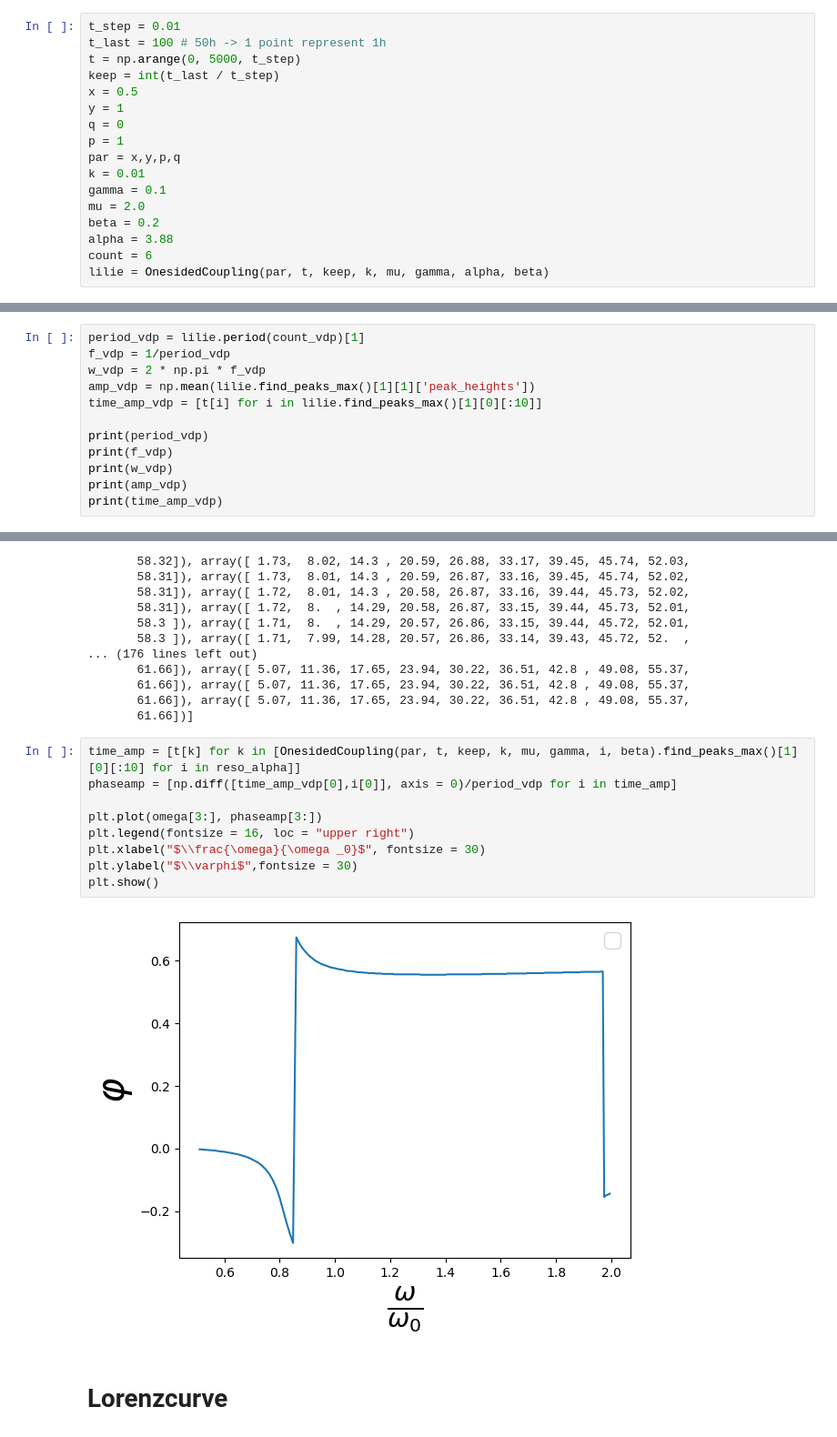
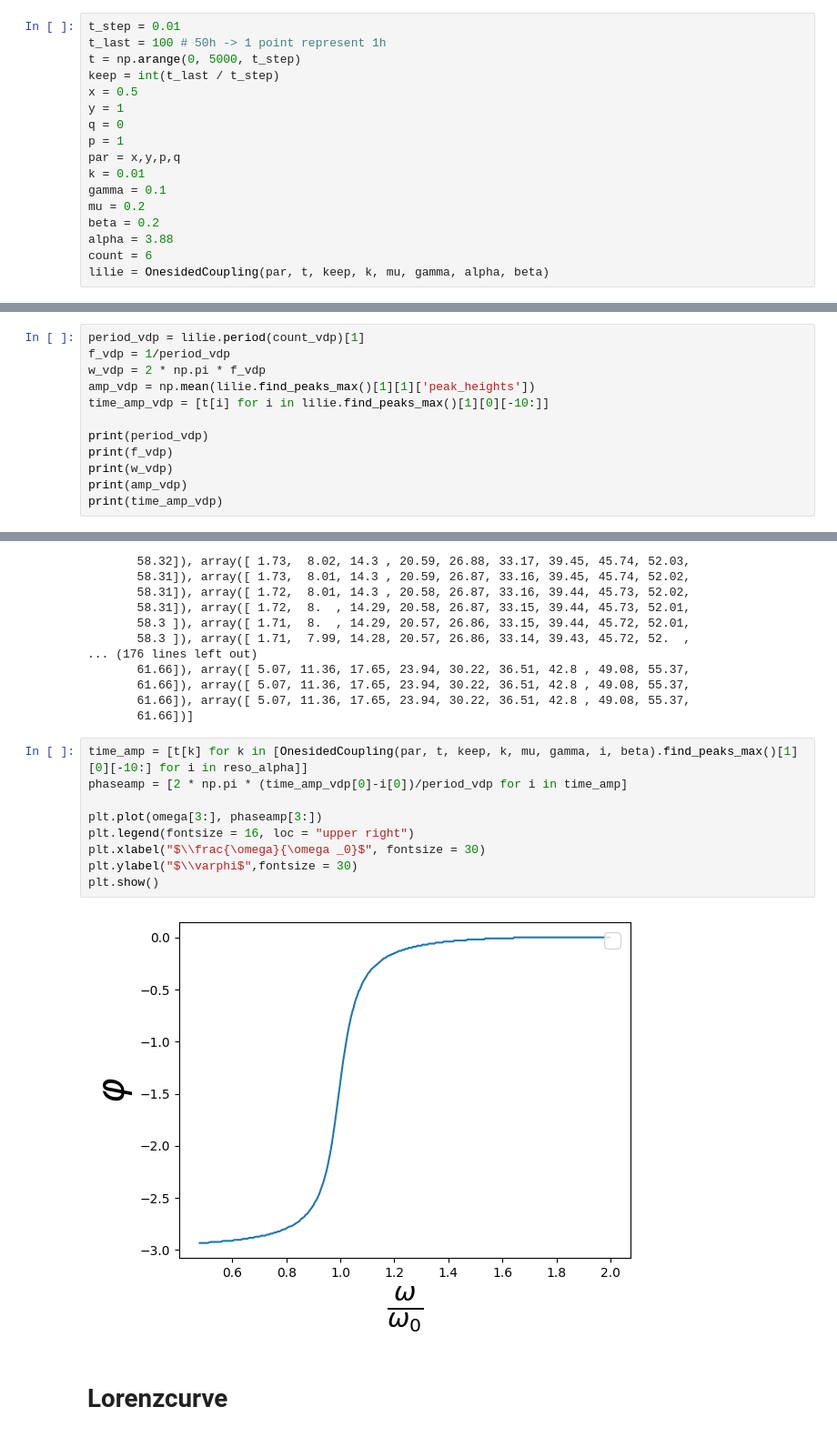
Before and after one commit to huyenanh-nguyen/daniel_model, a Jupyter notebook: ODE/simulation.ipynb, the cells around one changed output, grey strips where cells are left out. Shown at 91% size. Drawn from its saved outputs; the diff is of its cells as text.

```diff
--- a/ODE/simulation.ipynb
+++ b/ODE/simulation.ipynb
@@ -22,7 +22,7 @@ p = 1
 par = x,y,p,q
 k = 0.01
 gamma = 0.1
-mu = 2.0
+mu = 0.2
 beta = 0.2
 alpha = 3.88
 count = 6
@@ -54,7 +54,7 @@ period_vdp = lilie.period(count_vdp)[1]
 f_vdp = 1/period_vdp
 w_vdp = 2 * np.pi * f_vdp
 amp_vdp = np.mean(lilie.find_peaks_max()[1][1]['peak_heights'])
-time_amp_vdp = [t[i] for i in lilie.find_peaks_max()[1][0][:10]]
+time_amp_vdp = [t[i] for i in lilie.find_peaks_max()[1][0][-10:]]
 
 print(period_vdp)
 print(f_vdp)
@@ -277,16 +287,16 @@ print(time_amp)
        61.66]), array([ 5.07, 11.36, 17.65, 23.94, 30.22, 36.51, 42.8 , 49.08, 55.37,
        61.66])]
 # %%
-time_amp = [t[k] for k in [OnesidedCoupling(par, t, keep, k, mu, gamma, i, beta).find_peaks_max()[1][0][:10] for i in reso_alpha]]
-phaseamp = [np.diff([time_amp_vdp[0],i[0]], axis = 0)/period_vdp for i in time_amp]
+time_amp = [t[k] for k in [OnesidedCoupling(par, t, keep, k, mu, gamma, i, beta).find_peaks_max()[1][0][-10:] for i in reso_alpha]]
+phaseamp = [2 * np.pi * (time_amp_vdp[0]-i[0])/period_vdp for i in time_amp]
 
 plt.plot(omega[3:], phaseamp[3:])
 plt.legend(fontsize = 16, loc = "upper right")
 plt.xlabel("$\\frac{\omega}{\omega _0}$", fontsize = 30)
 plt.ylabel("$\\varphi$",fontsize = 30)
 plt.show()
 # %% [output]
-[figure, old version]
+[figure, new version]
 # %% [markdown]
 # Lorenzcurve
 # %%
```
Also changed, not shown: parts of 3 cells of this notebook, 2 other files.
